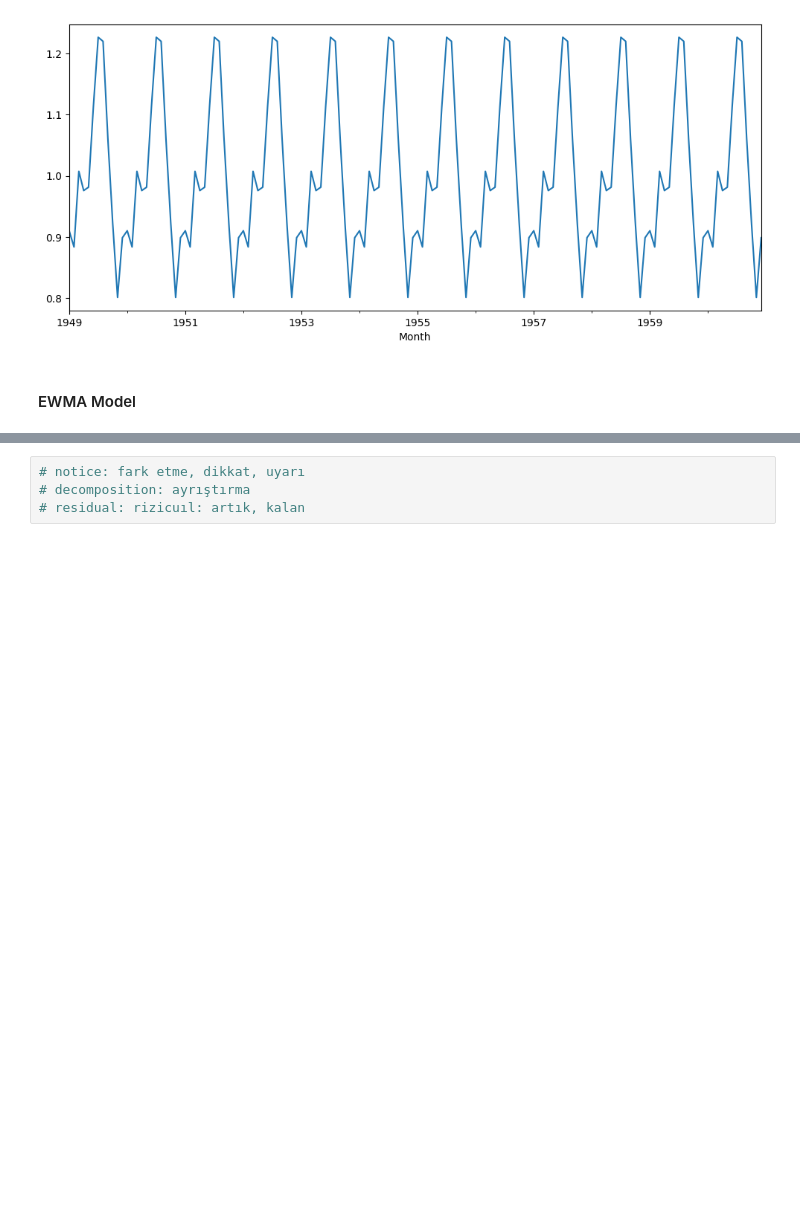
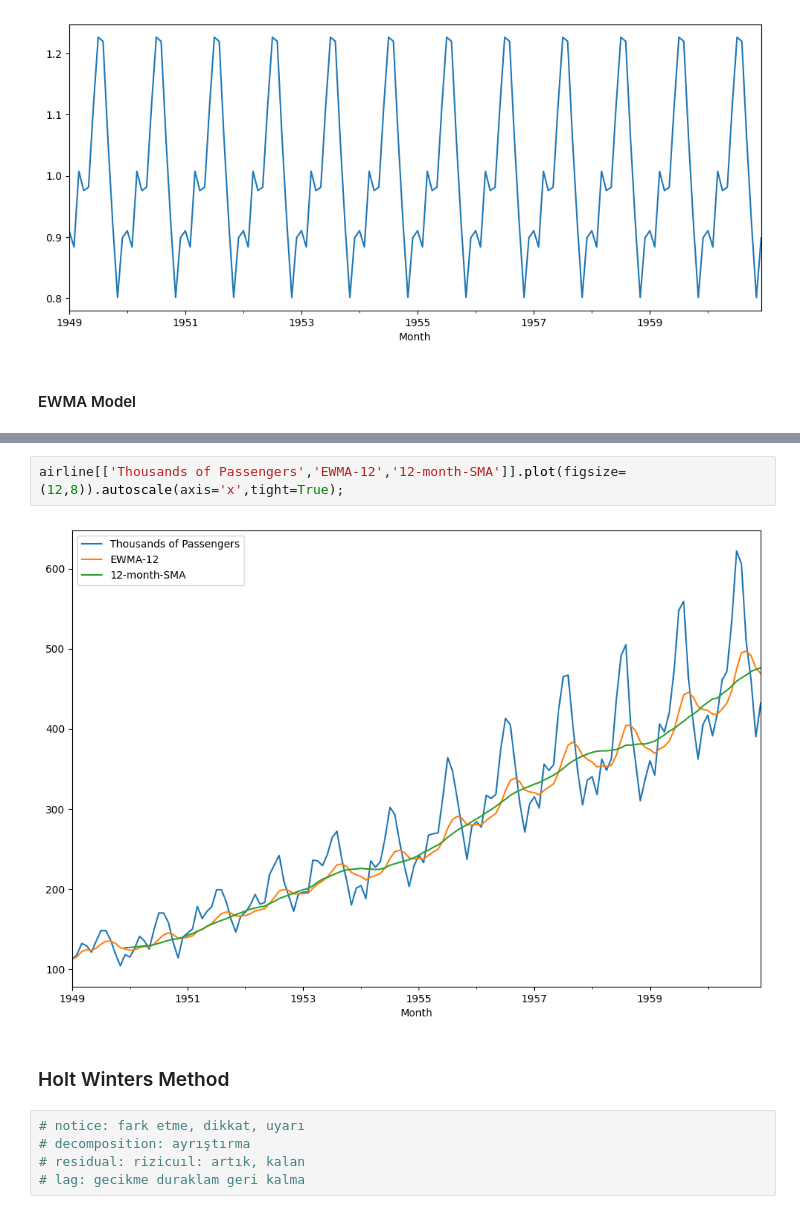
Before and after one commit to ibrahimaltun/udemy-courses, a Jupyter notebook: python-for-time-series-data-analysis/5.TimeSeries_wStatModels.ipynb, the cells around one changed output, grey strips where cells are left out. Drawn from its saved outputs; the diff is of its cells as text; blank space fills up the shorter version.

```diff
--- a/python-for-time-series-data-analysis/5.TimeSeries_wStatModels.ipynb
+++ b/python-for-time-series-data-analysis/5.TimeSeries_wStatModels.ipynb
@@ -178,4 +295,11 @@ result.seasonal.plot(figsize=(12,5));
+# %%
+airline[['Thousands of Passengers','EWMA-12','12-month-SMA']].plot(figsize=(12,8)).autoscale(axis='x',tight=True);
+# %% [output]
+[figure, added]
+# %% [markdown]
+### Holt Winters Method
 # %%
 # notice: fark etme, dikkat, uyarı
 # decomposition: ayrıştırma
 # residual: rizicuıl: artık, kalan
+# lag: gecikme duraklam geri kalma
```
Also changed, not shown: parts of 16 cells of this notebook.
